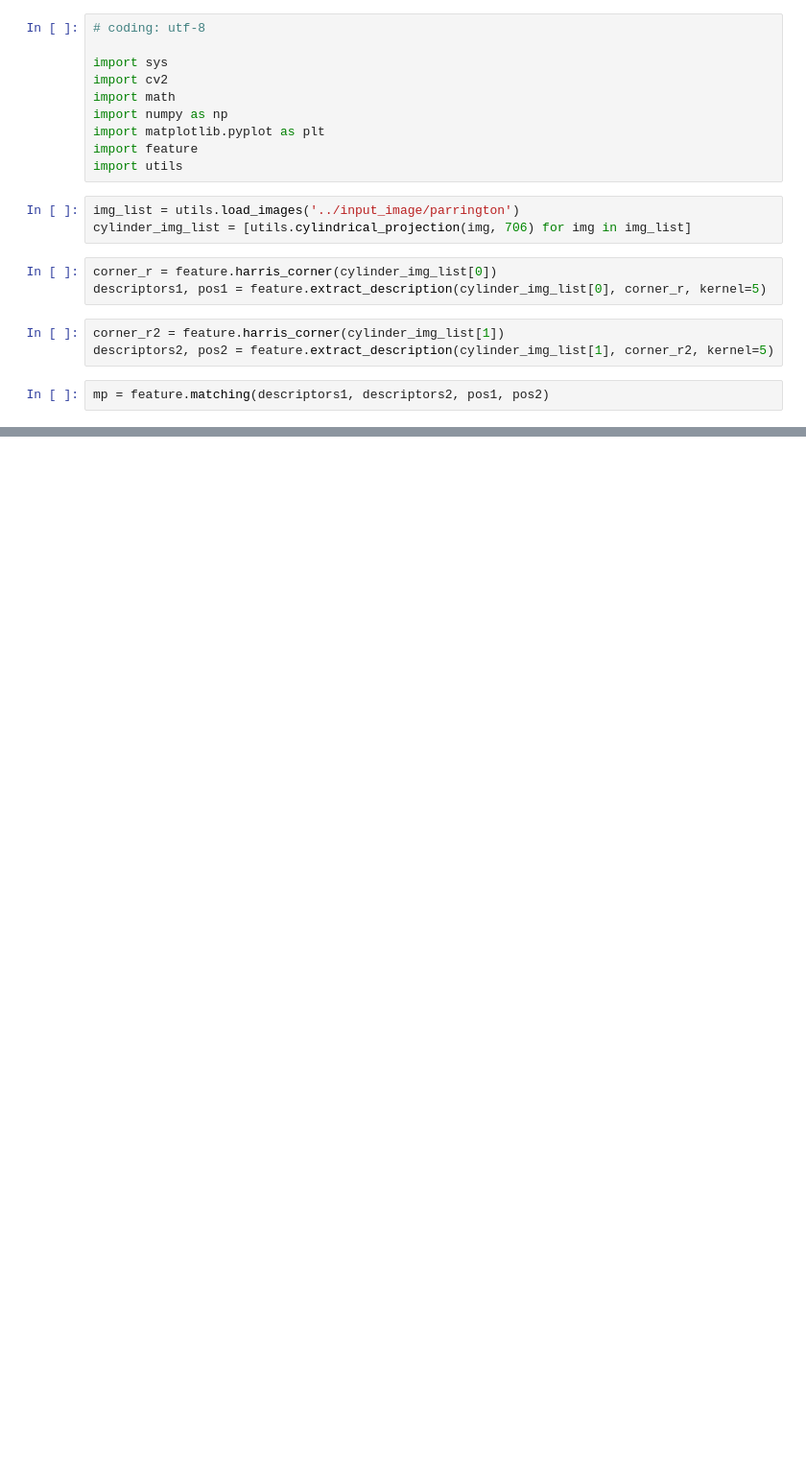
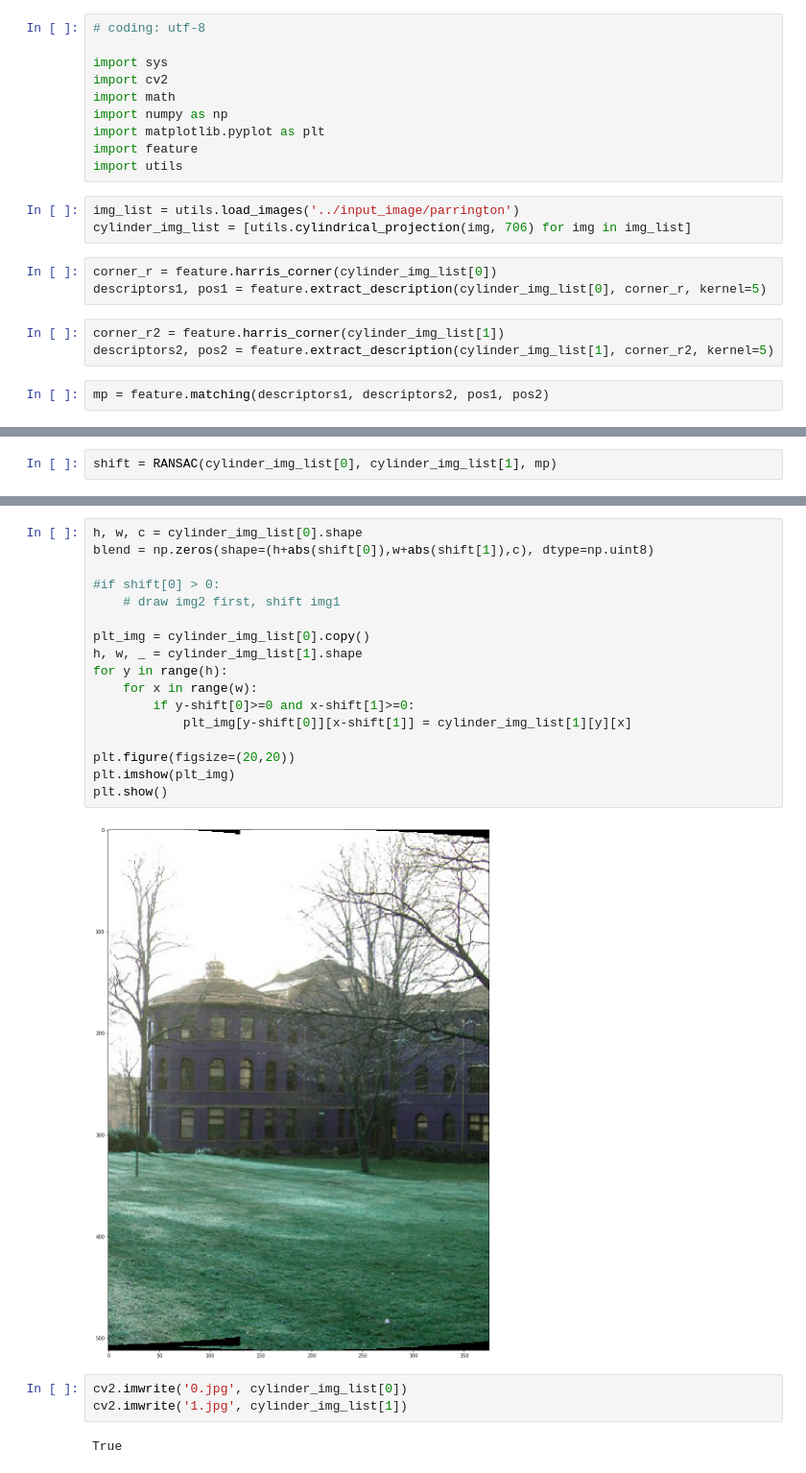
Before and after one commit to SSARCandy/panoramas-image-stitching, a Jupyter notebook: src/notebook3.ipynb, the cells around one changed output, grey strips where cells are left out. Shown at 96% size. Saved outputs shown, nothing was run; the diff lists cells and outputs as text; blank space fills up the shorter version.

Commit message:
[wip] Blending (#4)
* naive match

* better matching

* refine matched feature

* modulize

* modulize

* implement RANSAC

* rebase master

* implement RANSAC

* rebase master

```diff
--- a/src/notebook3.ipynb
+++ b/src/notebook3.ipynb
@@ -33,0 +72,2 @@ plt.show()
+# %%
+shift = RANSAC(cylinder_img_list[0], cylinder_img_list[1], mp)
@@ -33,0 +82,24 @@ plt.show()
+# %%
+h, w, c = cylinder_img_list[0].shape
+blend = np.zeros(shape=(h+abs(shift[0]),w+abs(shift[1]),c), dtype=np.uint8)
+
+#if shift[0] > 0:
+    # draw img2 first, shift img1
+
+plt_img = cylinder_img_list[0].copy()
+h, w, _ = cylinder_img_list[1].shape
+for y in range(h):
+    for x in range(w):
+        if y-shift[0]>=0 and x-shift[1]>=0:
+            plt_img[y-shift[0]][x-shift[1]] = cylinder_img_list[1][y][x]
+
+plt.figure(figsize=(20,20))
+plt.imshow(plt_img)
+plt.show()
+# %% [output]
+[figure, added]
+# %%
+cv2.imwrite('0.jpg', cylinder_img_list[0])
+cv2.imwrite('1.jpg', cylinder_img_list[1])
+# %% [output]
+True
```
Also changed, not shown: parts of 3 cells of this notebook.
